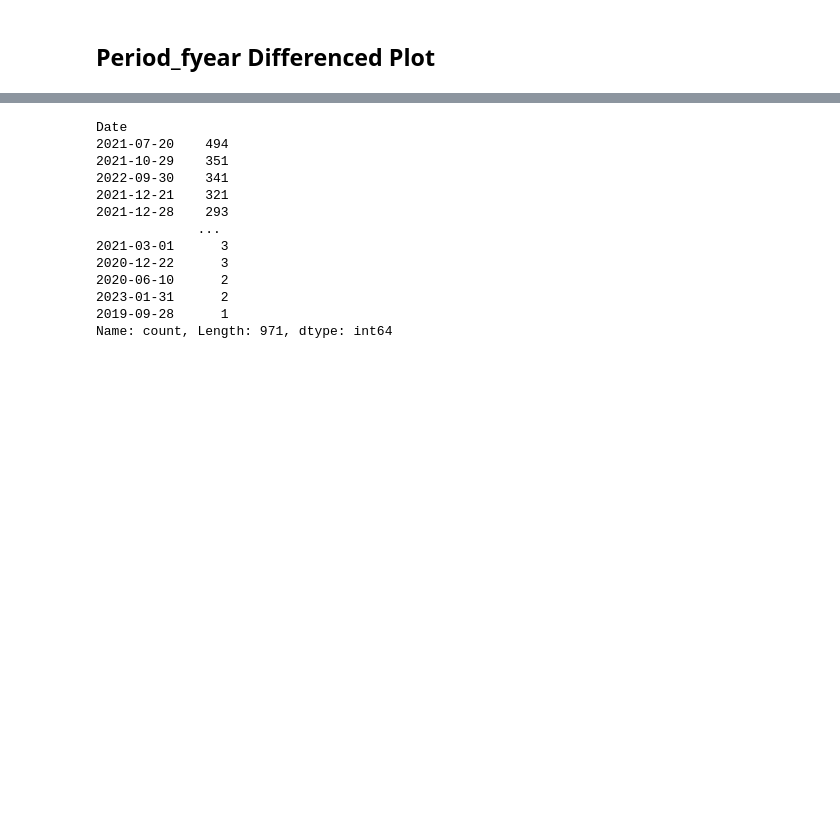
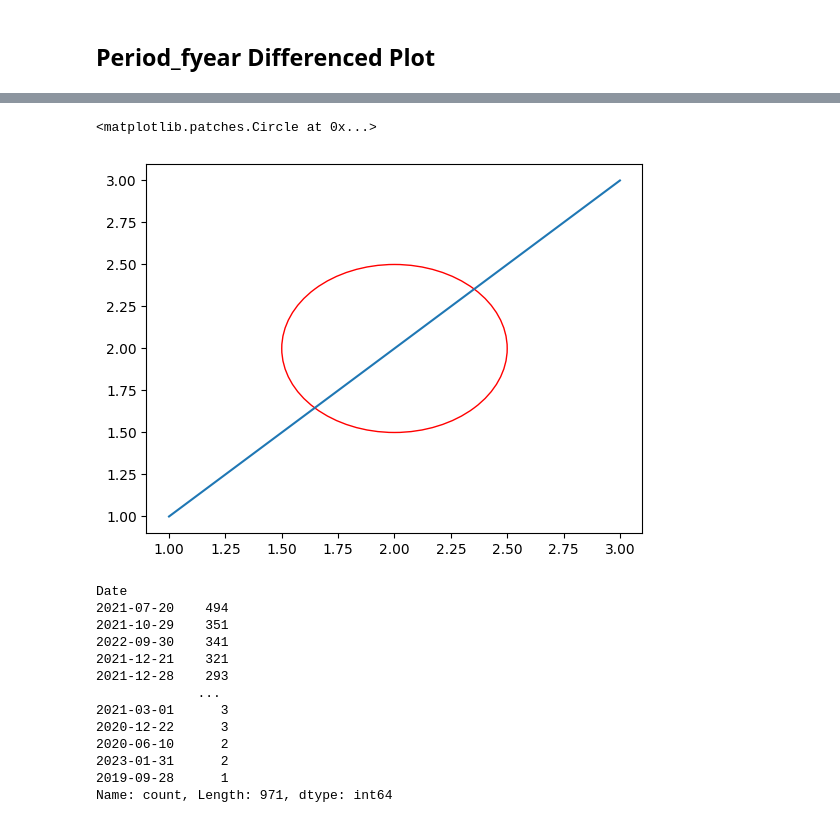
Before and after one commit to lelandjmurrin/Acquisition_Due_Dilligence_Capstone_Project, a Jupyter notebook: GeneralLedgerTxns_EDA.ipynb, the cells around one changed output, grey strips where cells are left out. Drawn from its saved outputs; the diff is of its cells as text; code cells hidden in the pictures; blank space fills up the shorter version.

```diff
--- a/GeneralLedgerTxns_EDA.ipynb
+++ b/GeneralLedgerTxns_EDA.ipynb
@@ -1238,3 +1246,10 @@ plt.legend()
+# %%
+plt.plot([1,2,3], [1,2,3])
+ax = plt.gca()
+ax.add_patch(plt.Circle((2,2), radius = 0.5, fill = False, color = "red"))
+# %% [output]
+<matplotlib.patches.Circle at 0x...>
+[figure, added]
 # %%
 #Transactions in November are almost 2x the number of transactions in April
 #No Transactions occur or are recorded on weekends
```
Also changed, not shown: parts of 9 cells of this notebook, 8 other files.
